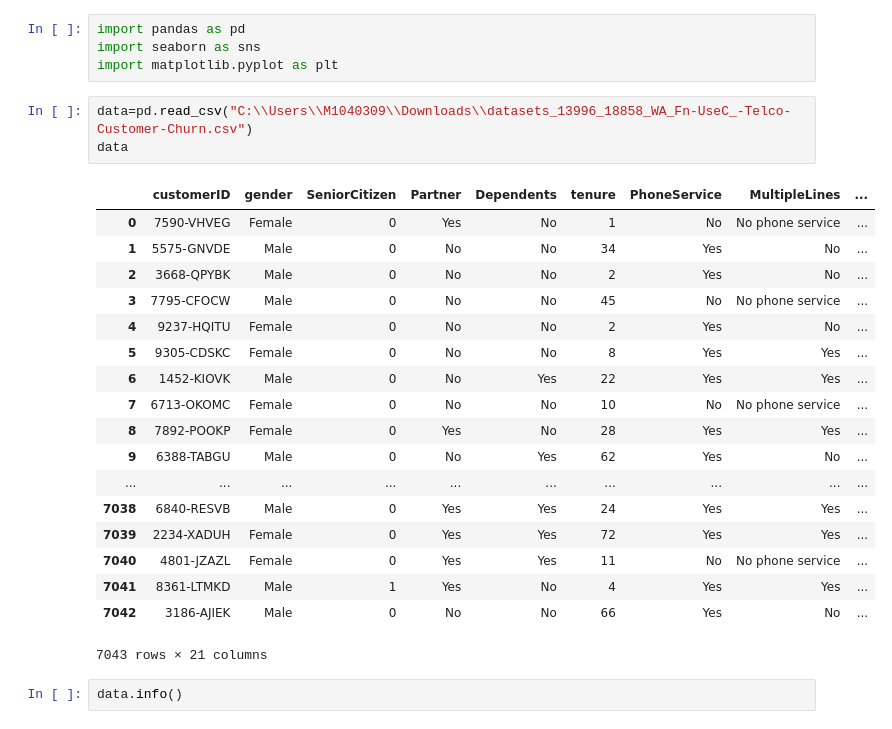
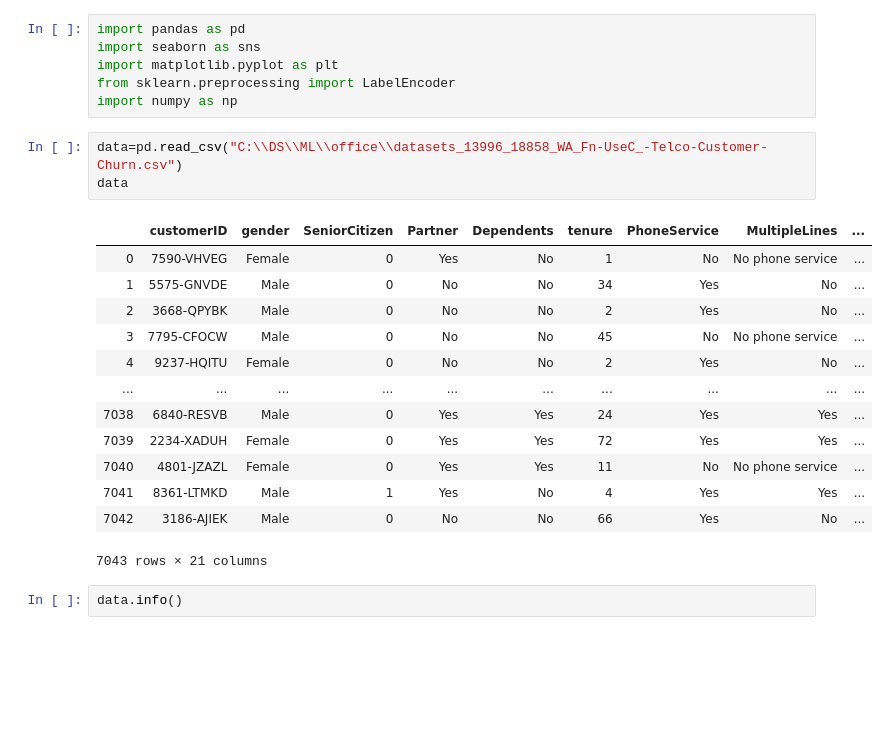
Before and after one commit to datascience-enthu/Files, a Jupyter notebook: customer_churn.ipynb, the cells around one changed output. Cells and saved outputs as stored; diff of their text form; blank space fills up the shorter version.

```diff
--- a/customer_churn.ipynb
+++ b/customer_churn.ipynb
@@ -2,21 +2,18 @@
 import pandas as pd
 import seaborn as sns
 import matplotlib.pyplot as plt
+from sklearn.preprocessing import LabelEncoder
+import numpy as np
 # %%
-data=pd.read_csv("C:\\Users\\M1040309\\Downloads\\datasets_13996_18858_WA_Fn-UseC_-Telco-Customer-Churn.csv")
+data=pd.read_csv("C:\\DS\\ML\\office\\datasets_13996_18858_WA_Fn-UseC_-Telco-Customer-Churn.csv")
 data
 # %% [output]
 |  | customerID | gender | SeniorCitizen | Partner | Dependents | tenure | PhoneService | MultipleLines | ... |
 | 0 | 7590-VHVEG | Female | 0 | Yes | No | 1 | No | No phone service | ... |
 | 1 | 5575-GNVDE | Male | 0 | No | No | 34 | Yes | No | ... |
 | 2 | 3668-QPYBK | Male | 0 | No | No | 2 | Yes | No | ... |
 | 3 | 7795-CFOCW | Male | 0 | No | No | 45 | No | No phone service | ... |
 | 4 | 9237-HQITU | Female | 0 | No | No | 2 | Yes | No | ... |
-| 5 | 9305-CDSKC | Female | 0 | No | No | 8 | Yes | Yes | ... |
-| 6 | 1452-KIOVK | Male | 0 | No | Yes | 22 | Yes | Yes | ... |
-| 7 | 6713-OKOMC | Female | 0 | No | No | 10 | No | No phone service | ... |
-| 8 | 7892-POOKP | Female | 0 | Yes | No | 28 | Yes | Yes | ... |
-| 9 | 6388-TABGU | Male | 0 | No | Yes | 62 | Yes | No | ... |
 | ... | ... | ... | ... | ... | ... | ... | ... | ... | ... |
 | 7038 | 6840-RESVB | Male | 0 | Yes | Yes | 24 | Yes | Yes | ... |
 | 7039 | 2234-XADUH | Female | 0 | Yes | Yes | 72 | Yes | Yes | ... |
```
Also changed, not shown: parts of 28 cells of this notebook.
